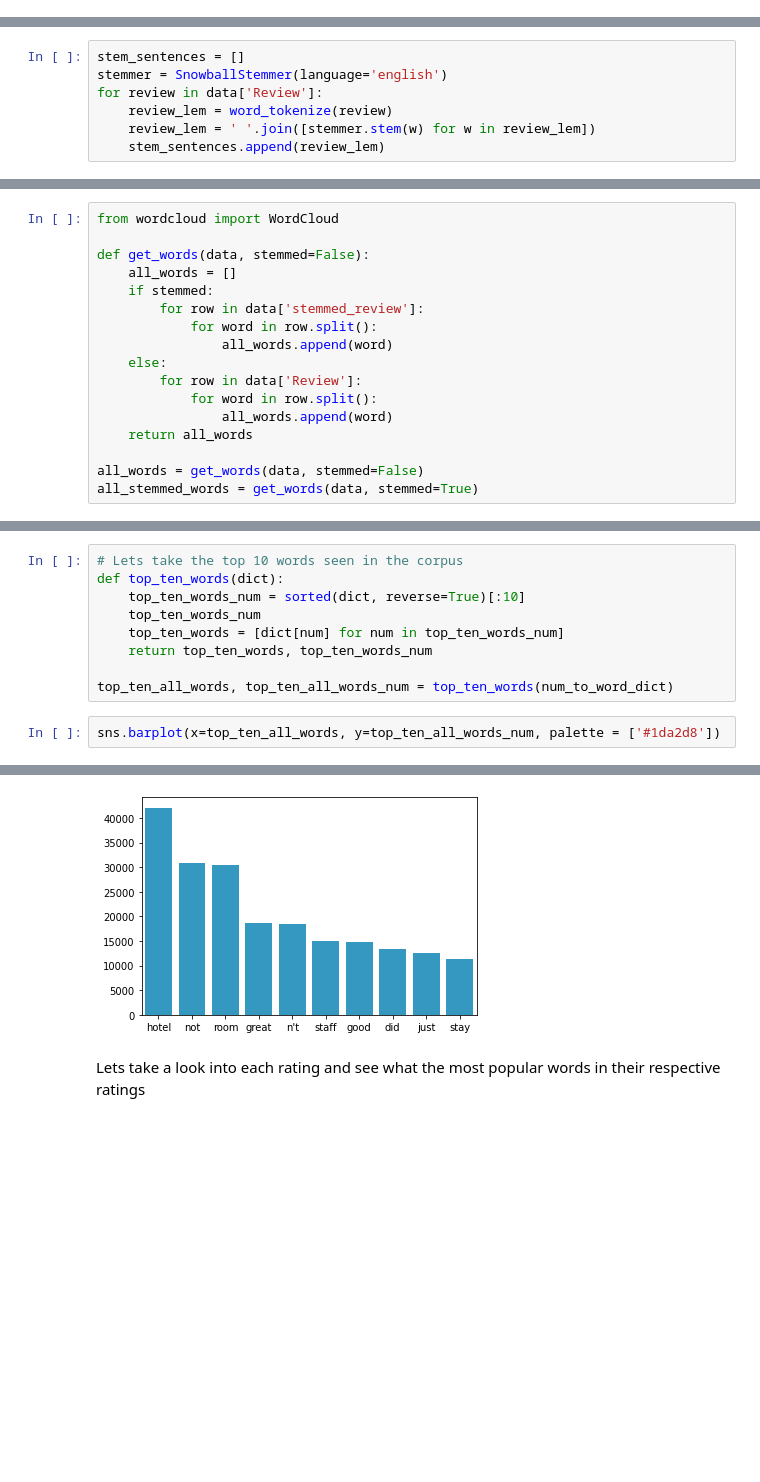
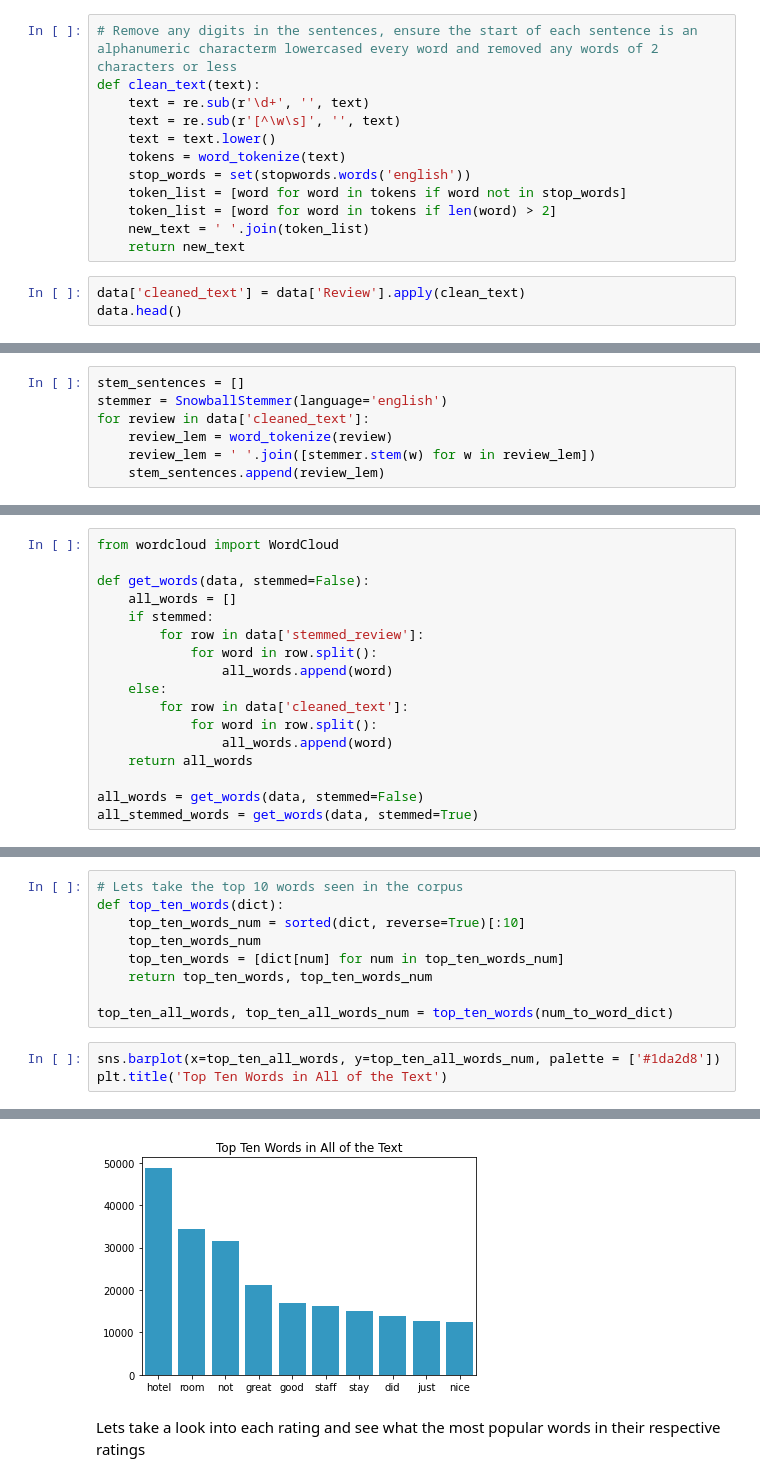
Before and after one commit to JohnathanJack/tripadvisor_reviews, a Jupyter notebook: eda.ipynb, the cells around one changed output, grey strips where cells are left out. Saved outputs shown, nothing was run; the diff lists cells and outputs as text; blank space fills up the shorter version.

Commit message:
initial eda/cleaning completed

```diff
--- a/eda.ipynb
+++ b/eda.ipynb
@@ -46,0 +51,15 @@ Begin by stemming each word
+# %%
+# Remove any digits in the sentences, ensure the start of each sentence is an alphanumeric characterm lowercased every word and removed any words of 2 characters or less
+def clean_text(text):
+    text = re.sub(r'\d+', '', text)
+    text = re.sub(r'[^\w\s]', '', text)
+    text = text.lower()
+    tokens = word_tokenize(text)
+    stop_words = set(stopwords.words('english'))
+    token_list = [word for word in tokens if word not in stop_words]
+    token_list = [word for word in tokens if len(word) > 2]
+    new_text = ' '.join(token_list)
+    return new_text
+# %%
+data['cleaned_text'] = data['Review'].apply(clean_text)
+data.head()
@@ -50,7 +75,7 @@ from nltk import word_tokenize
 # %%
 stem_sentences = []
 stemmer = SnowballStemmer(language='english')
-for review in data['Review']:
+for review in data['cleaned_text']:
     review_lem = word_tokenize(review)
     review_lem = ' '.join([stemmer.stem(w) for w in review_lem])
     stem_sentences.append(review_lem)
@@ -83,7 +97,7 @@ def get_words(data, stemmed=False):
             for word in row.split():
                 all_words.append(word)
     else:
-        for row in data['Review']:
+        for row in data['cleaned_text']:
             for word in row.split():
                 all_words.append(word)
     return all_words
@@ -147,4 +161,5 @@ def top_ten_words(dict):
 top_ten_all_words, top_ten_all_words_num = top_ten_words(num_to_word_dict)
 # %%
 sns.barplot(x=top_ten_all_words, y=top_ten_all_words_num, palette = ['#1da2d8'])
+plt.title('Top Ten Words in All of the Text')
 # %% [output]
@@ -152,4 +167,4 @@ sns.barplot(x=top_ten_all_words, y=top_ten_all_words_num, palette = ['#1da2d8'])
-[figure, old version]
+[figure, new version]
 # %% [markdown]
 Lets take a look into each rating and see what the most popular words in their respective ratings
 # %%
```
Also changed, not shown: parts of 15 cells of this notebook, 1 other file.
